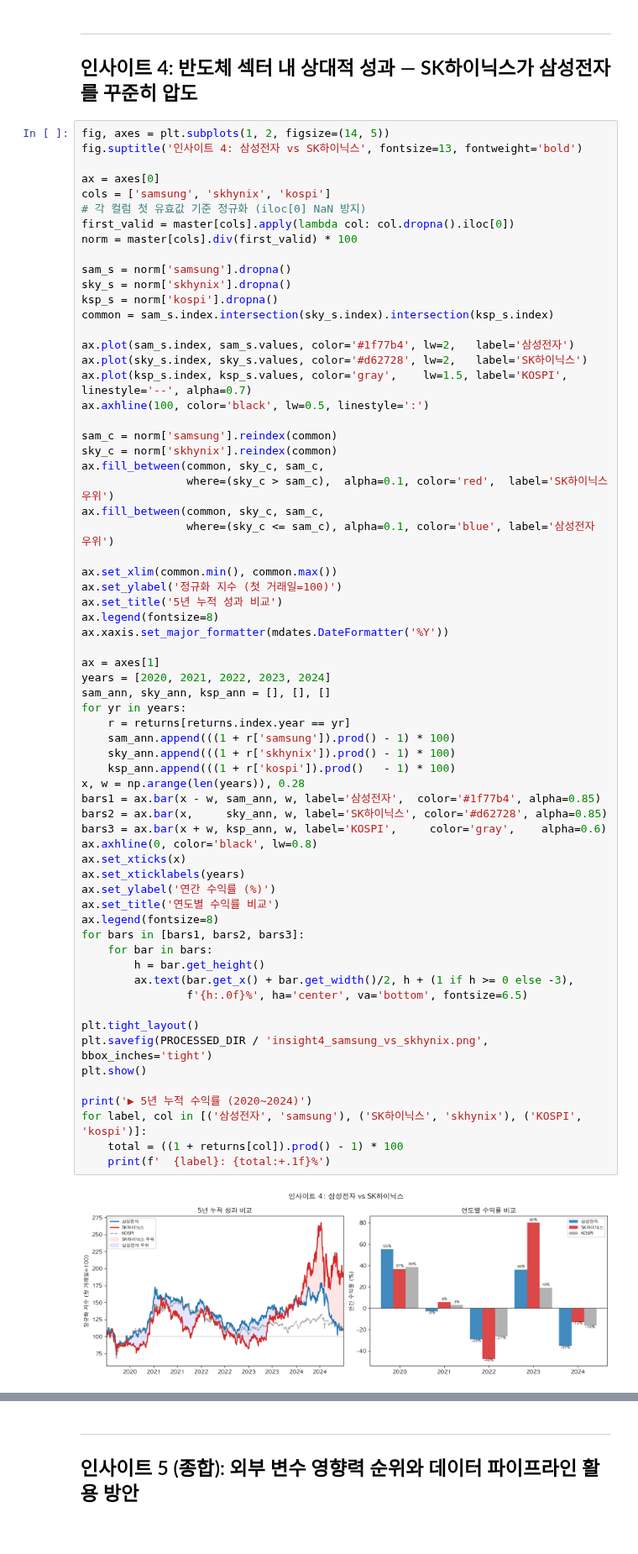
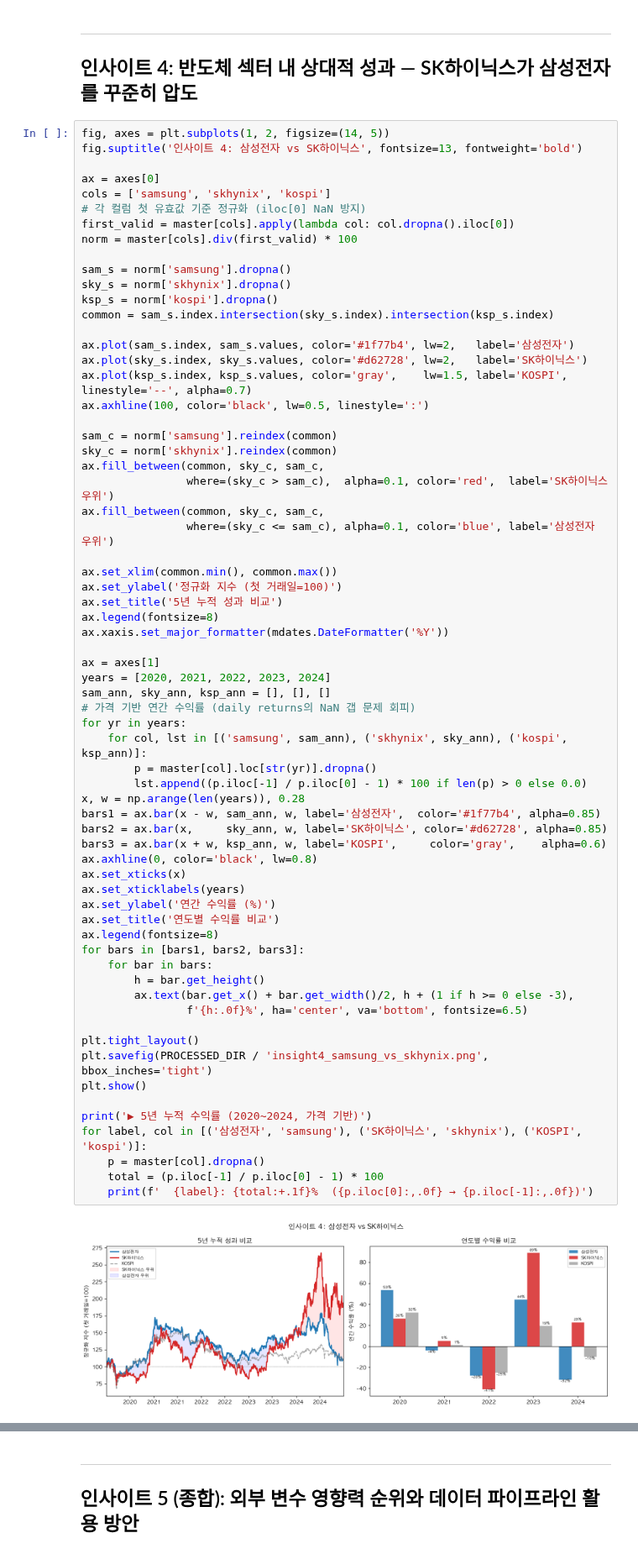
Before and after one commit to jinjintaek/korean-stock-external-factors-eda, a Jupyter notebook: notebooks/03_insights.ipynb, the cells around one changed output, grey strips where cells are left out. Shown at 84% size. Cells and saved outputs as stored; diff of their text form.

```diff
--- a/notebooks/03_insights.ipynb
+++ b/notebooks/03_insights.ipynb
@@ -278,38 +278,39 @@ ax.set_ylabel('정규화 지수 (첫 거래일=100)')
 ax.set_title('5년 누적 성과 비교')
 ax.legend(fontsize=8)
 ax.xaxis.set_major_formatter(mdates.DateFormatter('%Y'))
 
 ax = axes[1]
 years = [2020, 2021, 2022, 2023, 2024]
 sam_ann, sky_ann, ksp_ann = [], [], []
+# 가격 기반 연간 수익률 (daily returns의 NaN 갭 문제 회피)
 for yr in years:
-    r = returns[returns.index.year == yr]
-    sam_ann.append(((1 + r['samsung']).prod() - 1) * 100)
-    sky_ann.append(((1 + r['skhynix']).prod() - 1) * 100)
-    ksp_ann.append(((1 + r['kospi']).prod()   - 1) * 100)
+    for col, lst in [('samsung', sam_ann), ('skhynix', sky_ann), ('kospi', ksp_ann)]:
+        p = master[col].loc[str(yr)].dropna()
+        lst.append((p.iloc[-1] / p.iloc[0] - 1) * 100 if len(p) > 0 else 0.0)
 x, w = np.arange(len(years)), 0.28
 bars1 = ax.bar(x - w, sam_ann, w, label='삼성전자',  color='#1f77b4', alpha=0.85)
 bars2 = ax.bar(x,     sky_ann, w, label='SK하이닉스', color='#d62728', alpha=0.85)
 bars3 = ax.bar(x + w, ksp_ann, w, label='KOSPI',     color='gray',    alpha=0.6)
 ax.axhline(0, color='black', lw=0.8)
 ax.set_xticks(x)
 ax.set_xticklabels(years)
 ax.set_ylabel('연간 수익률 (%)')
 ax.set_title('연도별 수익률 비교')
 ax.legend(fontsize=8)
 for bars in [bars1, bars2, bars3]:
     for bar in bars:
         h = bar.get_height()
         ax.text(bar.get_x() + bar.get_width()/2, h + (1 if h >= 0 else -3),
                 f'{h:.0f}%', ha='center', va='bottom', fontsize=6.5)
 
 plt.tight_layout()
 plt.savefig(PROCESSED_DIR / 'insight4_samsung_vs_skhynix.png', bbox_inches='tight')
 plt.show()
 
-print('▶ 5년 누적 수익률 (2020~2024)')
+print('▶ 5년 누적 수익률 (2020~2024, 가격 기반)')
 for label, col in [('삼성전자', 'samsung'), ('SK하이닉스', 'skhynix'), ('KOSPI', 'kospi')]:
-    total = ((1 + returns[col]).prod() - 1) * 100
-    print(f'  {label}: {total:+.1f}%')
+    p = master[col].dropna()
+    total = (p.iloc[-1] / p.iloc[0] - 1) * 100
+    print(f'  {label}: {total:+.1f}%  ({p.iloc[0]:,.0f} → {p.iloc[-1]:,.0f})')
 # %% [output]
-[figure, old version]
+[figure, new version]
```
Also changed, not shown: parts of 2 cells of this notebook, 7 other files.
